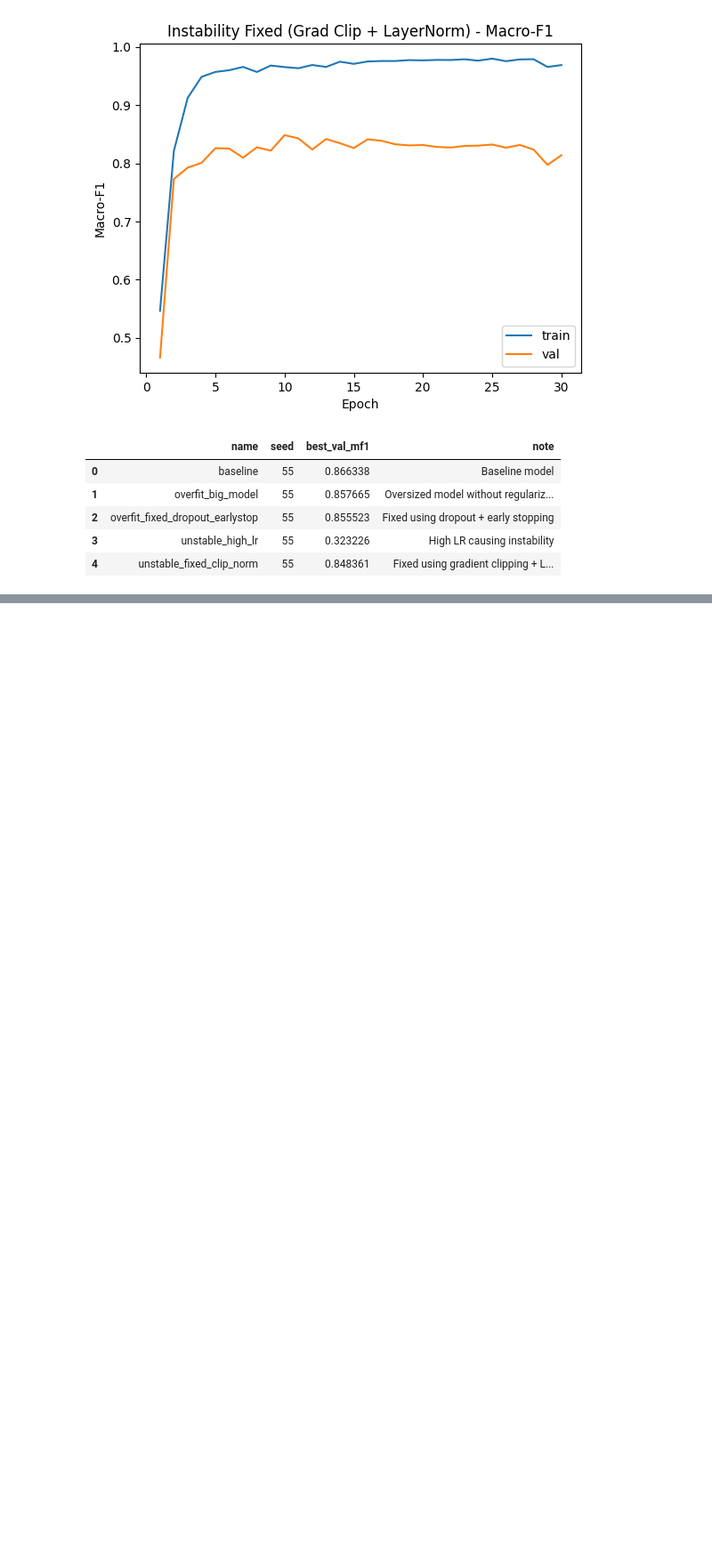
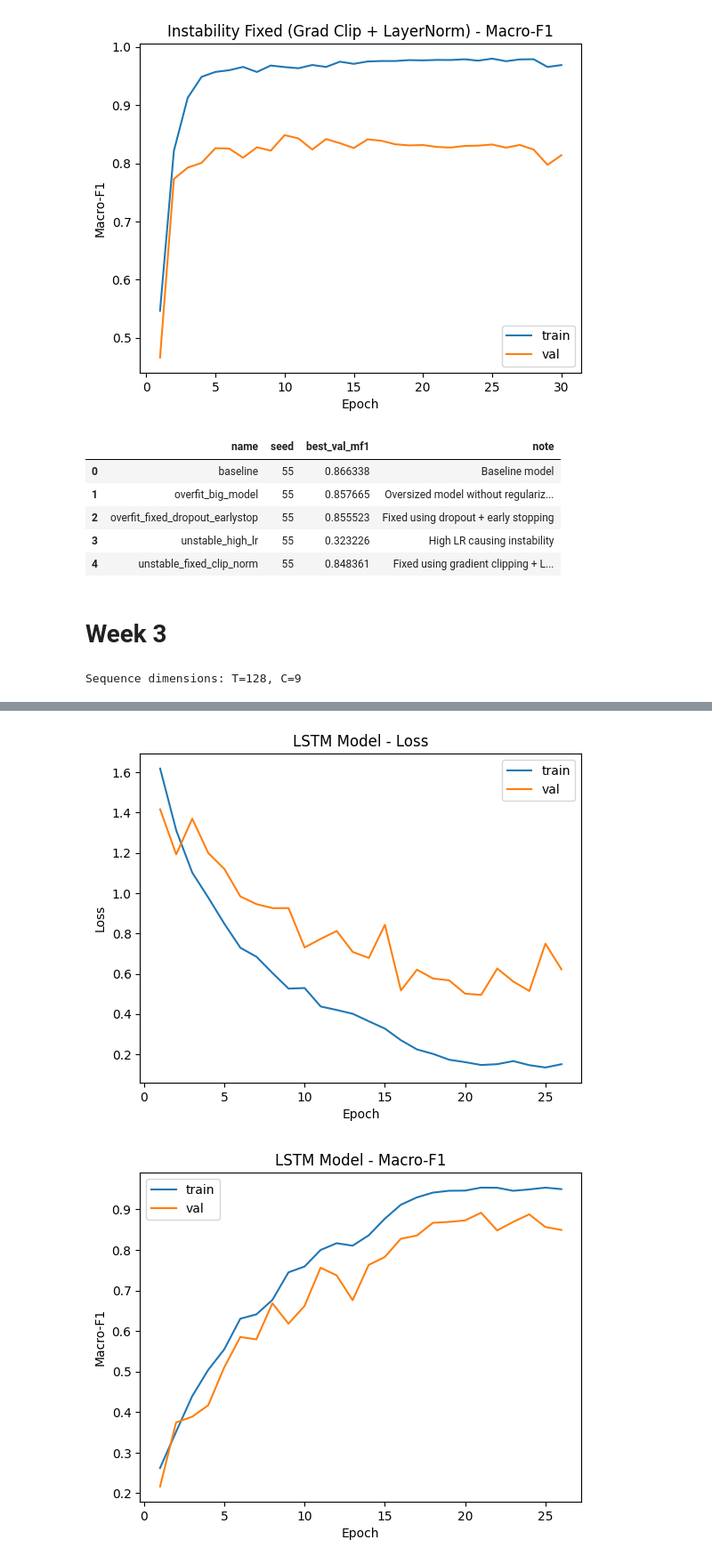
Before and after one commit to ZainMI/PAIML, a Jupyter notebook: labs/lab2/lab2.ipynb, the cells around one changed output, grey strips where cells are left out. Shown at 89% size. Cells and saved outputs as stored; diff of their text form; code cells hidden in the pictures; blank space fills up the shorter version.

```diff
--- a/labs/lab2/lab2.ipynb
+++ b/labs/lab2/lab2.ipynb
@@ -664,3 +664,65 @@ pd.DataFrame(EXPERIMENT_LOG)
 | 2 | overfit_fixed_dropout_earlystop | 55 | 0.855523 | Fixed using dropout + early stopping |
 | 3 | unstable_high_lr | 55 | 0.323226 | High LR causing instability |
 | 4 | unstable_fixed_clip_norm | 55 | 0.848361 | Fixed using gradient clipping + L... |
+# %% [markdown]
+# Week 3
+# %%
+class HARSequenceDataset(Dataset):
+    def __init__(self, X, y):
+        self.X = torch.tensor(X, dtype=torch.float32)
+        self.y = torch.tensor(y, dtype=torch.long)
+
+    def __len__(self):
+        return self.X.shape[0]
+
+    def __getitem__(self, idx):
+        return self.X[idx], self.y[idx]
+
+batch_size = 128
+train_loader = DataLoader(HARSequenceDataset(X_train, y_train), batch_size=batch_size, shuffle=True)
+val_loader = DataLoader(HARSequenceDataset(X_val, y_val), batch_size=batch_size)
+test_loader = DataLoader(HARSequenceDataset(X_test, y_test), batch_size=batch_size)
+
+T = X_train.shape[1]  # 128
+C = X_train.shape[2]  # 9
+print(f"Sequence dimensions: T={T}, C={C}")
+# %% [output]
+Sequence dimensions: T=128, C=9
+# %%
+class HAR_LSTM(nn.Module):
+    def __init__(self, input_dim=9, hidden_dim=64, num_classes=6, num_layers=2, dropout=0.3):
+        super().__init__()
+        self.lstm = nn.LSTM(input_size=input_dim,
+                            hidden_size=hidden_dim,
+                            num_layers=num_layers,
+                            batch_first=True,
+                            dropout=dropout if num_layers > 1 else 0)
+
+        # dropout regularization
+        self.dropout = nn.Dropout(dropout)
+        self.fc = nn.Linear(hidden_dim, num_classes)
+
+    def forward(self, x):
+        out, (hn, cn) = self.lstm(x)
+        out = out[:, -1, :]
+        out = self.dropout(out)
+        return self.fc(out)
+
+rnn_model = HAR_LSTM(input_dim=C, num_classes=num_classes).to(device)
+
+# weight decay
+optimizer = torch.optim.Adam(rnn_model.parameters(), lr=1e-3, weight_decay=1e-4)
+
+# early stopping and gradient clipping
+history_rnn = train_model(
+    model=rnn_model,
+    optimizer=optimizer,
+    epochs=40,
+    use_early_stopping=True,
+    patience=5,
+    use_grad_clip=True,
+    max_norm=1.0
+)
+
+plot_history(history_rnn, "LSTM Model")
+# %% [output]
@@ -666,0 +746,2 @@ pd.DataFrame(EXPERIMENT_LOG)
+[figure, added]
+[figure, added]
```
Also changed, not shown: parts of 6 cells of this notebook.
